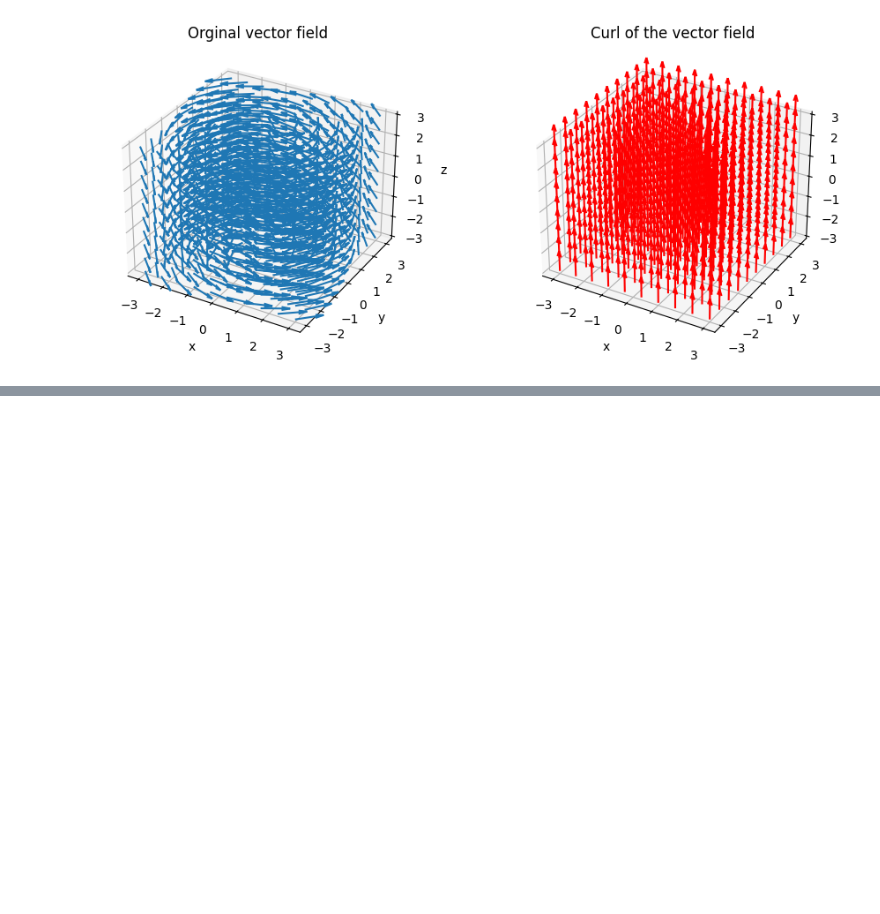
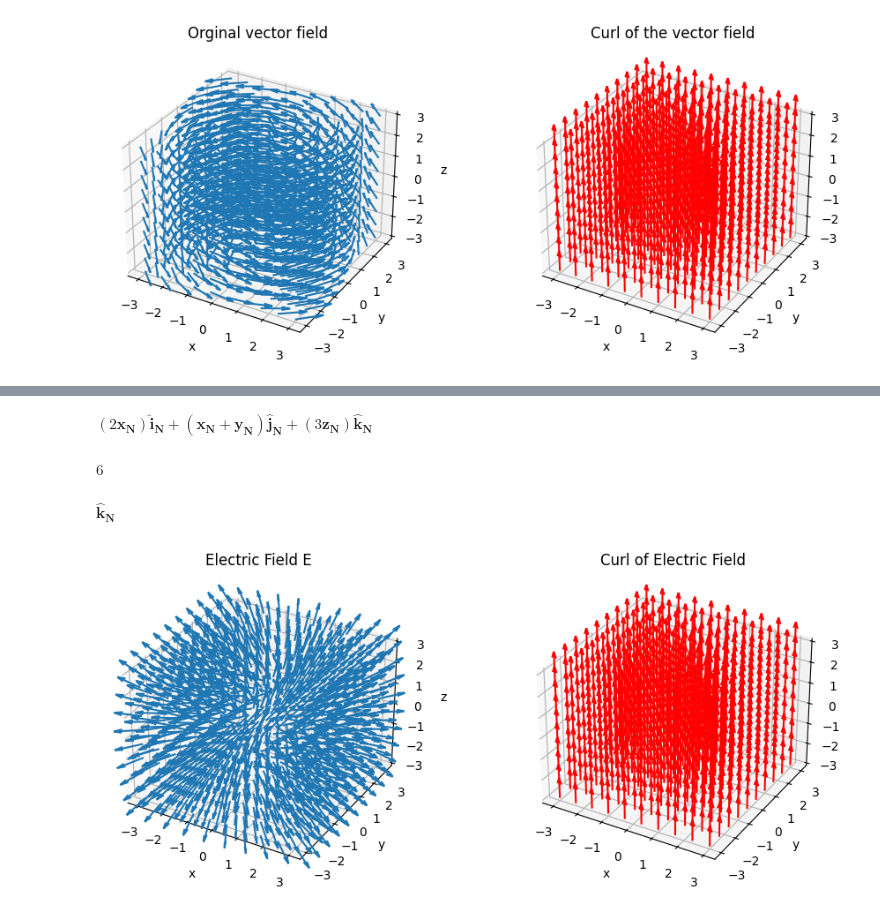
Before and after one commit to vasudev006/S2Codebase, a Jupyter notebook: EXPERIMENT_NO_4.ipynb, the cells around one changed output, grey strips where cells are left out. Drawn from its saved outputs; the diff is of its cells as text; code cells hidden in the pictures; blank space fills up the shorter version.

```diff
--- a/EXPERIMENT_NO_4.ipynb
+++ b/EXPERIMENT_NO_4.ipynb
@@ -183,0 +195,75 @@ plt.show()
+# %%
+# Define the coordinate system
+N = sp.vector.CoordSys3D('N')
+
+# Define the electric field vector E
+E = (2 * N.x) * N.i + (N.x + N.y) * N.j + (3 * N.z) * N.k
+E
+# %% [output]
+$\displaystyle \left(2 \mathbf{{x}_{N}}\right)\mathbf{\hat{i}_{N}} + \left(\mathbf{{x}_{N}} + \mathbf{{y}_{N}}\right)\mathbf{\hat{j}_{N}} + \left(3 \mathbf{{z}_{N}}\right)\mathbf{\hat{k}_{N}}$
+# %%
+# Compute the divergence of E
+divergence_E = sp.vector.divergence(E)
+divergence_E
+# %% [output]
+$\displaystyle 6$
+# %%
+# Compute the curl of E
+curl_E = sp.vector.curl(E)
+curl_E
+# %% [output]
+$\displaystyle \mathbf{\hat{k}_{N}}$
+# %%
+# Define the grid for visualization
+x_vals = np.linspace(-3, 3, 10)
+y_vals = np.linspace(-3, 3, 10)
+z_vals = np.linspace(-3, 3, 10)
+x, y, z = np.meshgrid(x_vals, y_vals, z_vals)
+
+# Initialize arrays to store the vector field components
+U_E = np.zeros_like(x)
+V_E = np.zeros_like(y)
+W_E = np.zeros_like(z)
+
+# Initialize arrays to store the curl components
+Curl_U_E = np.zeros_like(x)
+Curl_V_E = np.zeros_like(y)
+Curl_W_E = np.zeros_like(z)
+
+# Evaluate the electric field and curl at each grid point
+for i in range(x.shape[0]):
+  for j in range(x.shape[1]):
+    for k in range(x.shape[2]):
+      point = {N.x: x[i, j, k], N.y: y[i, j, k], N.z: z[i, j, k]}
+      E_evaluated = E.subs(point)
+      U_E[i, j, k] = float(E_evaluated.dot(N.i))
+      V_E[i, j, k] = float(E_evaluated.dot(N.j))
+      W_E[i, j, k] = float(E_evaluated.dot(N.k))
+      curl_E_evaluated = curl_E.subs(point)
+      Curl_U_E[i, j, k] = float(curl_E_evaluated.dot(N.i))
+      Curl_V_E[i, j, k] = float(curl_E_evaluated.dot(N.j))
+      Curl_W_E[i, j, k] = float(curl_E_evaluated.dot(N.k))
+
+
+# Plot the original electric field
+fig = plt.figure(figsize=(10, 4))
+
+ax1 = fig.add_subplot(121, projection='3d')
+ax1.quiver(x, y, z, U_E, V_E, W_E, length=1, normalize=True)
+ax1.set_xlabel('x')
+ax1.set_ylabel('y')
+ax1.set_zlabel('z')
+ax1.set_title('Electric Field E')
+
+# Plot the curl of the electric field
+ax2 = fig.add_subplot(122, projection='3d')
+ax2.quiver(x, y, z, Curl_U_E, Curl_V_E, Curl_W_E, length=1, normalize=True, color=('r'))
+ax2.set_xlabel('x')
+ax2.set_ylabel('y')
+ax2.set_zlabel('z')
+ax2.set_title('Curl of Electric Field')
+
+plt.tight_layout()
+plt.show()
+# %% [output]
+[figure, added]
```
Also changed, not shown: parts of 1 cell of this notebook.
